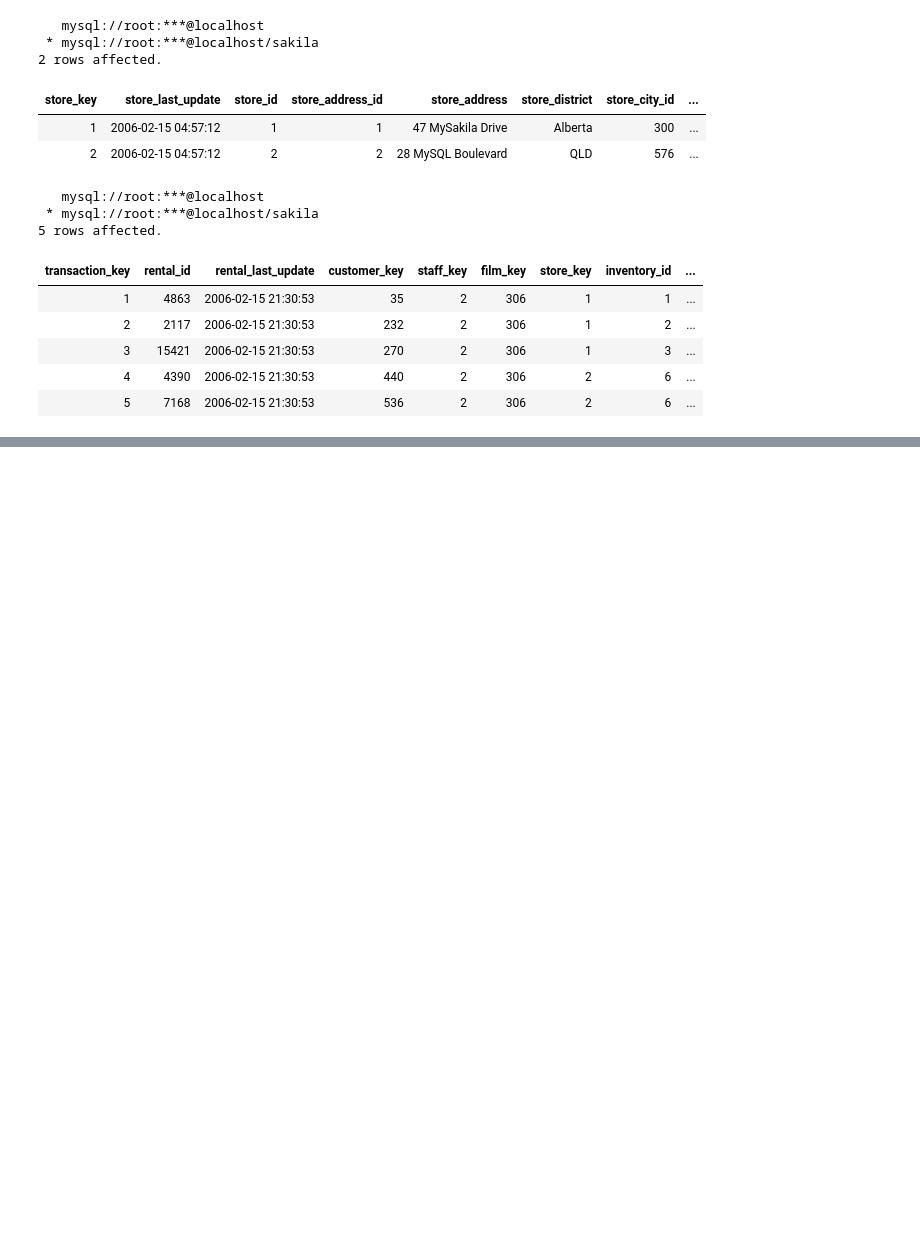
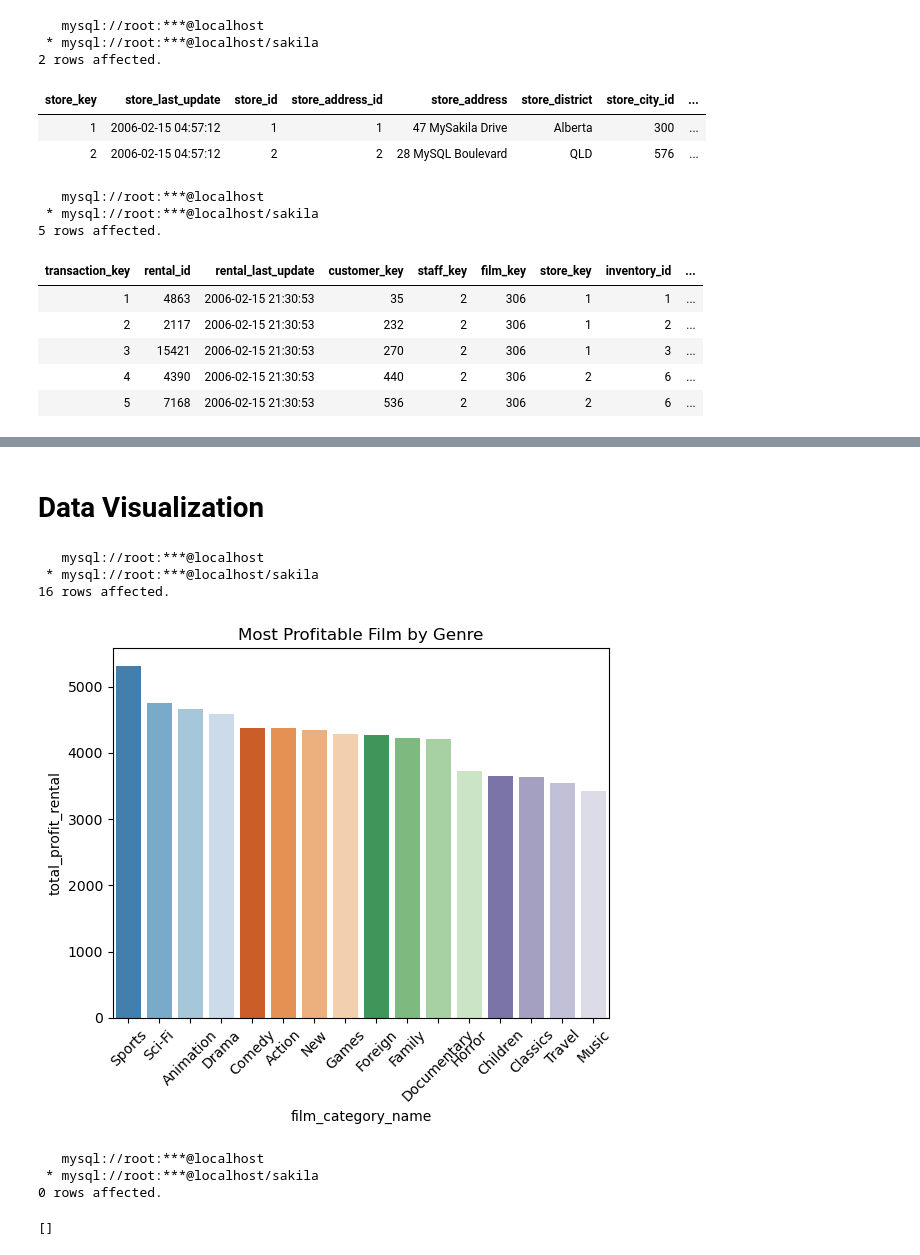
Before and after one commit to Jauhar-Hakim/Data-Engineer-ETL-Airflow, a Jupyter notebook: Script-Transforming-Sakila-To-Star-Scheme-Databases.ipynb, the cells around one changed output, grey strips where cells are left out. Cells and saved outputs as stored; diff of their text form; code cells hidden in the pictures; blank space fills up the shorter version.

Commit message:
Update Script-Transforming-Sakila-To-Star-Scheme-Databases.ipynb
Add Sample Queries and Visualization

```diff
--- a/Script-Transforming-Sakila-To-Star-Scheme-Databases.ipynb
+++ b/Script-Transforming-Sakila-To-Star-Scheme-Databases.ipynb
@@ -642,0 +770,25 @@ SELECT * FROM fact_transaction LIMIT 5;
+# %% [markdown]
+# Data Visualization
+# %%
+top_revenue_genre = %sql SELECT category.name AS film_category_name, SUM(amount) AS total_profit_rental FROM payment INNER JOIN rental ON payment.rental_id = rental.rental_id INNER JOIN inventory ON rental.inventory_id = inventory.inventory_id INNER JOIN film ON inventory.film_id = film.film_id INNER JOIN film_category ON film.film_id = film_category.film_id INNER JOIN category ON film_category.category_id = category.category_id GROUP BY category.name ORDER BY total_profit_rental DESC
+top_revenue_genre = top_revenue_genre.DataFrame()
+# %% [output]
+   mysql://root:***@localhost
+ * mysql://root:***@localhost/sakila
+16 rows affected.
+# %%
+sns.set_palette(sns.color_palette("tab20c"))
+sns.barplot(data=top_revenue_genre, x='film_category_name', y='total_profit_rental')
+plt.xticks(rotation=45)
+plt.title("Most Profitable Film by Genre")
+plt.show()
+# %% [output]
+[figure, added]
+# %%
+%%sql
+USE sakila_star;
+# %% [output]
+   mysql://root:***@localhost
+ * mysql://root:***@localhost/sakila
+0 rows affected.
+[]
```
Also changed, not shown: parts of 16 cells of this notebook.
